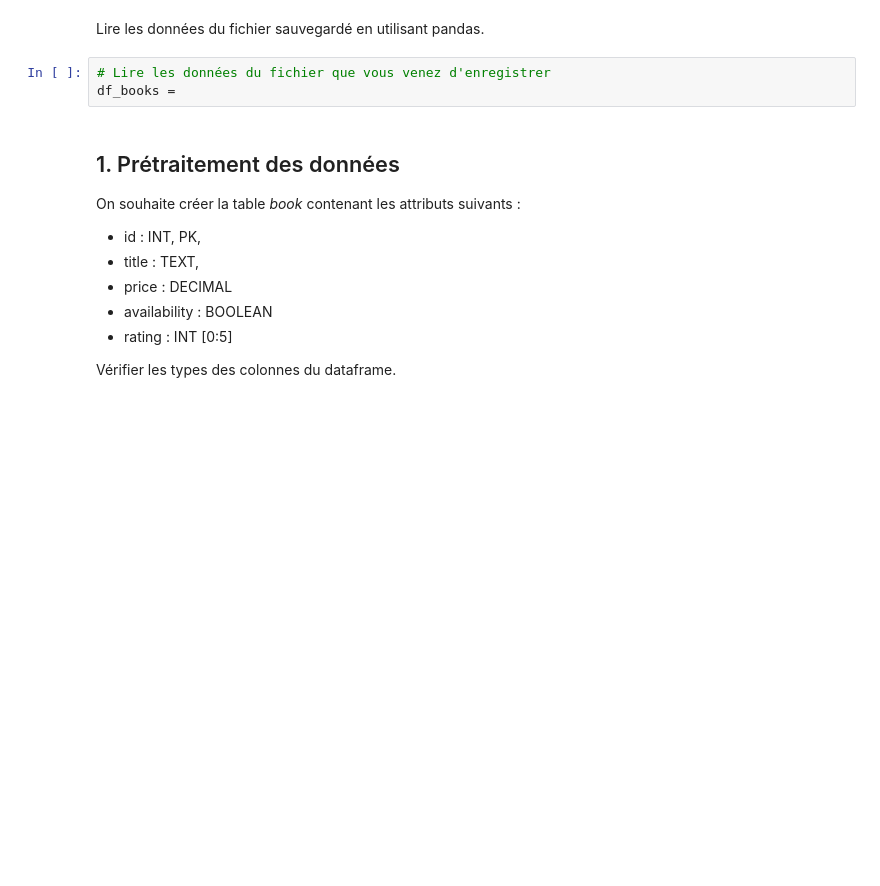
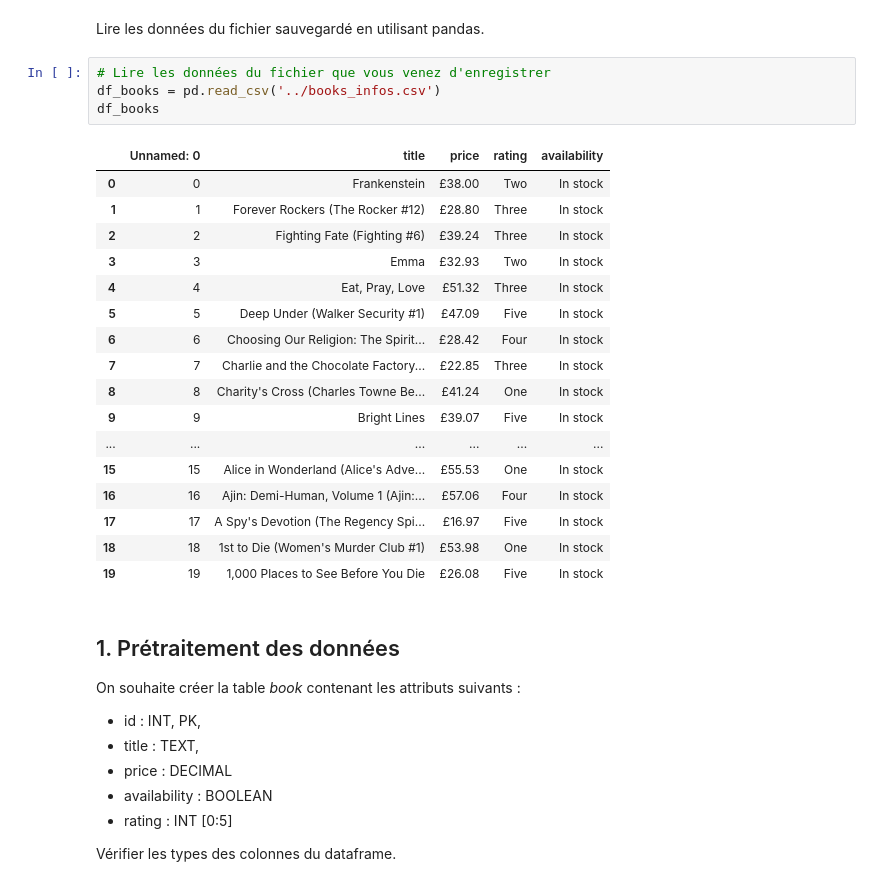
Before and after one commit to samyachd/scraping, a Jupyter notebook: notebooks/2_create_bdd.ipynb, the cells around one changed output. Drawn from its saved outputs; the diff is of its cells as text; blank space fills up the shorter version.

```diff
--- a/notebooks/2_create_bdd.ipynb
+++ b/notebooks/2_create_bdd.ipynb
@@ -11,7 +11,26 @@ import pandas as pd
 Lire les données du fichier sauvegardé en utilisant pandas.
 # %%
 # Lire les données du fichier que vous venez d'enregistrer
-df_books =
+df_books = pd.read_csv('../books_infos.csv')
+df_books
+# %% [output]
+|  | Unnamed: 0 | title | price | rating | availability |
+| 0 | 0 | Frankenstein | £38.00 | Two | In stock |
+| 1 | 1 | Forever Rockers (The Rocker #12) | £28.80 | Three | In stock |
+| 2 | 2 | Fighting Fate (Fighting #6) | £39.24 | Three | In stock |
+| 3 | 3 | Emma | £32.93 | Two | In stock |
+| 4 | 4 | Eat, Pray, Love | £51.32 | Three | In stock |
+| 5 | 5 | Deep Under (Walker Security #1) | £47.09 | Five | In stock |
+| 6 | 6 | Choosing Our Religion: The Spirit... | £28.42 | Four | In stock |
+| 7 | 7 | Charlie and the Chocolate Factory... | £22.85 | Three | In stock |
+| 8 | 8 | Charity's Cross (Charles Towne Be... | £41.24 | One | In stock |
+| 9 | 9 | Bright Lines | £39.07 | Five | In stock |
+| ... | ... | ... | ... | ... | ... |
+| 15 | 15 | Alice in Wonderland (Alice's Adve... | £55.53 | One | In stock |
+| 16 | 16 | Ajin: Demi-Human, Volume 1 (Ajin:... | £57.06 | Four | In stock |
+| 17 | 17 | A Spy's Devotion (The Regency Spi... | £16.97 | Five | In stock |
+| 18 | 18 | 1st to Die (Women's Murder Club #1) | £53.98 | One | In stock |
+| 19 | 19 | 1,000 Places to See Before You Die | £26.08 | Five | In stock |
 # %% [markdown]
 ## 1. Prétraitement des données
 
```
Also changed, not shown: parts of 8 cells of this notebook, 4 other files.
